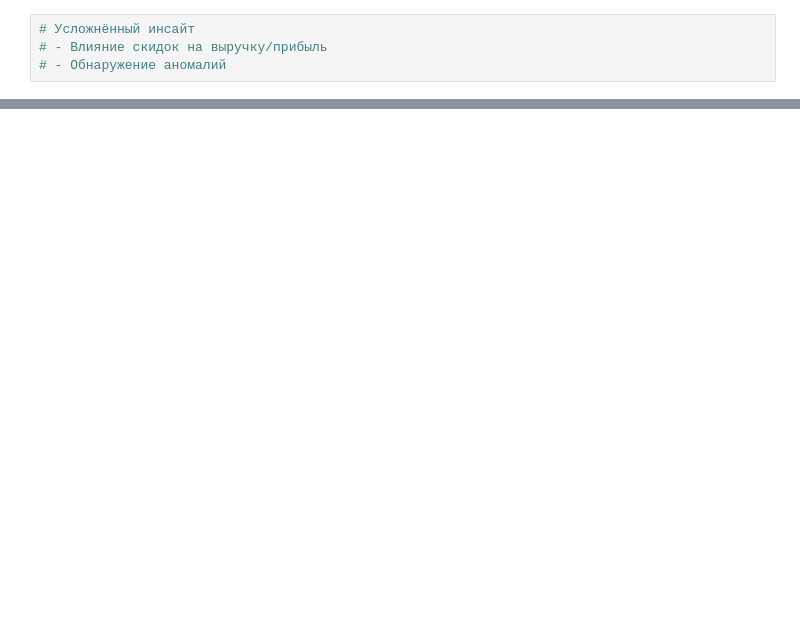
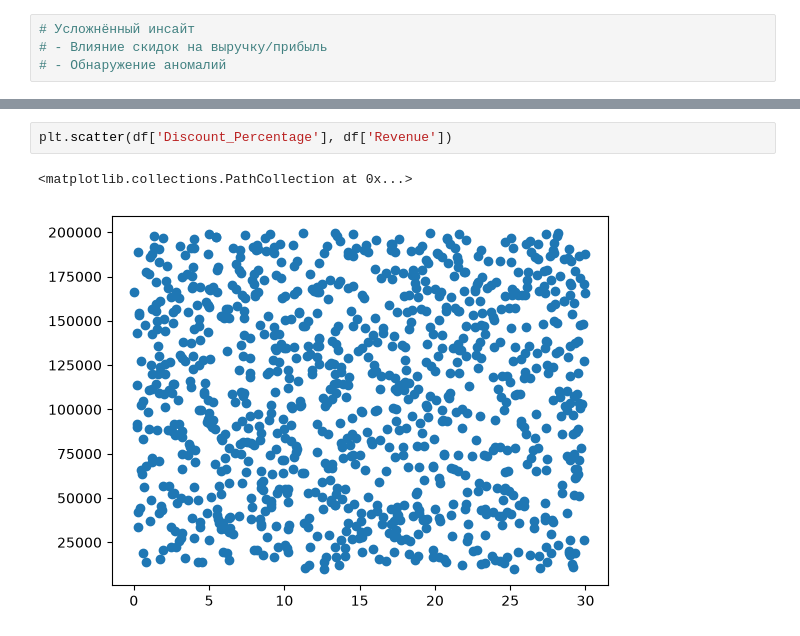
Before and after one commit to YuryPavlov-StP/global_sales, a Jupyter notebook: notebooks/01_eda_global_sales.ipynb, the cells around one changed output, grey strips where cells are left out. Cells and saved outputs as stored; diff of their text form; blank space fills up the shorter version.

```diff
--- a/notebooks/01_eda_global_sales.ipynb
+++ b/notebooks/01_eda_global_sales.ipynb
@@ -31,0 +273,5 @@ df.head()
+# %%
+plt.scatter(df['Discount_Percentage'], df['Revenue'])
+# %% [output]
+<matplotlib.collections.PathCollection at 0x...>
+[figure, added]
```
Also changed, not shown: parts of 19 cells of this notebook.
